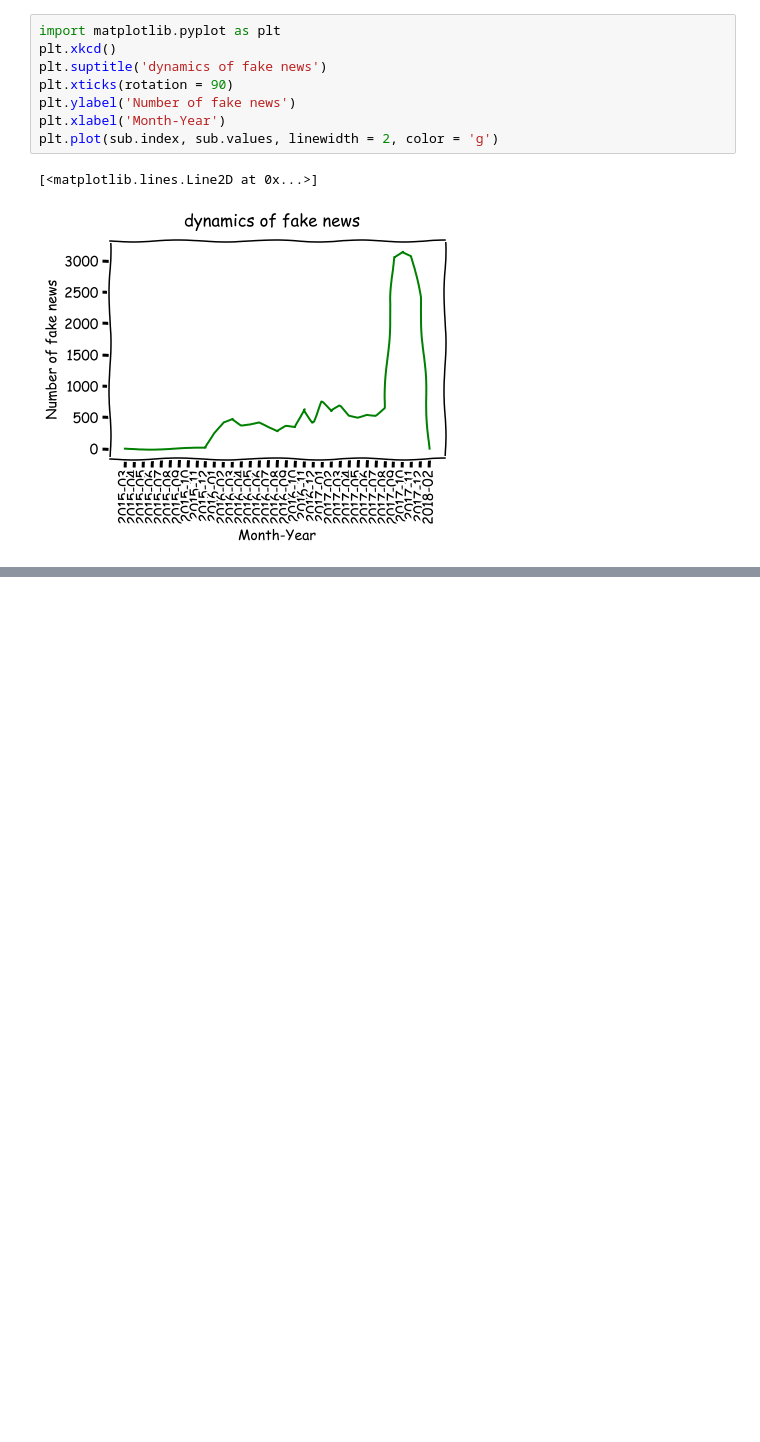
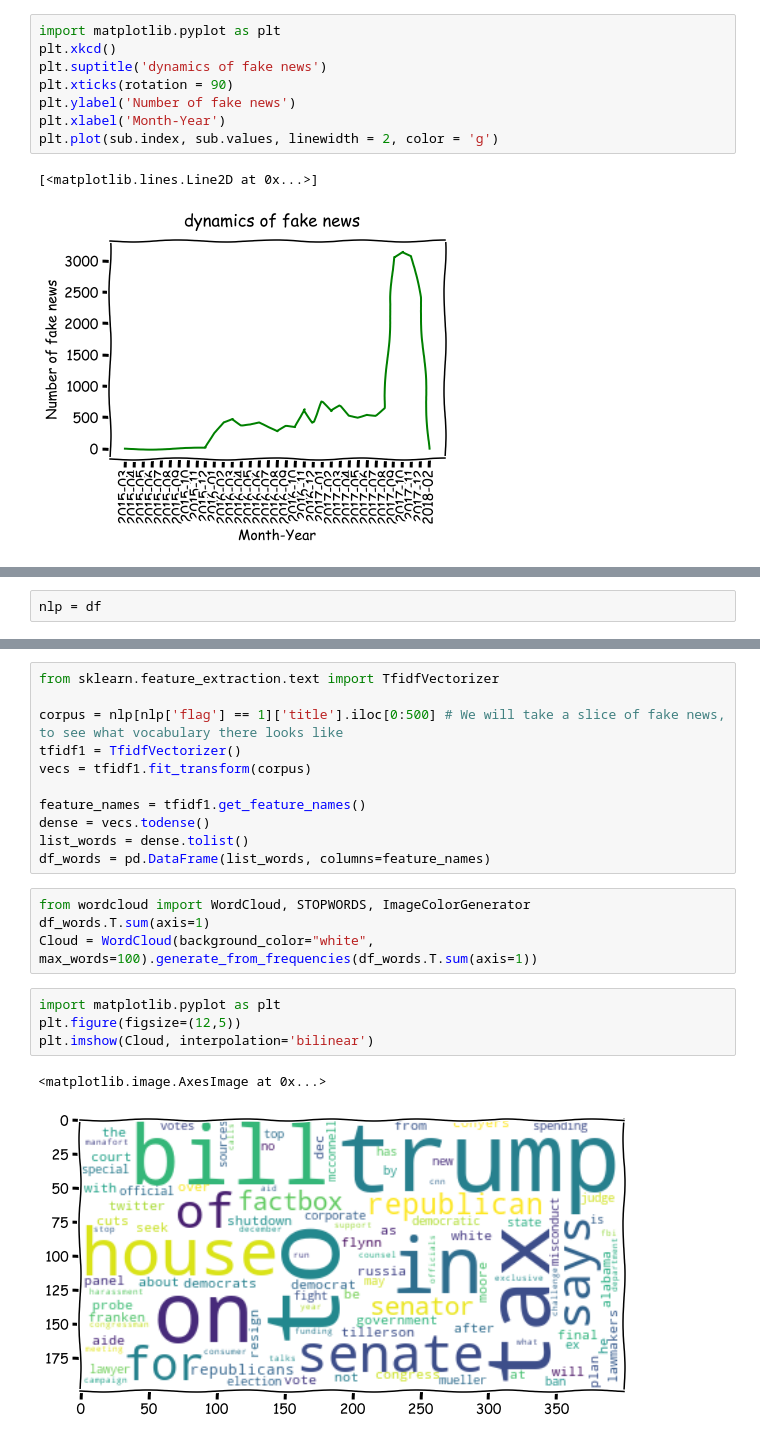
Before and after one commit to VivanVatsa/fake-filter_machinelearning_project, a Jupyter notebook: FAKE_NEWS_CLASSIFICATION.ipynb, the cells around one changed output, grey strips where cells are left out. Saved outputs shown, nothing was run; the diff lists cells and outputs as text; blank space fills up the shorter version.

```diff
--- a/FAKE_NEWS_CLASSIFICATION.ipynb
+++ b/FAKE_NEWS_CLASSIFICATION.ipynb
@@ -157,0 +183,2 @@ plt.plot(sub.index, sub.values, linewidth = 2, color = 'g')
+# %%
+nlp = df
@@ -157,0 +187,22 @@ plt.plot(sub.index, sub.values, linewidth = 2, color = 'g')
+# %%
+from sklearn.feature_extraction.text import TfidfVectorizer
+
+corpus = nlp[nlp['flag'] == 1]['title'].iloc[0:500] # We will take a slice of fake news, to see what vocabulary there looks like
+tfidf1 = TfidfVectorizer()
+vecs = tfidf1.fit_transform(corpus)
+
+feature_names = tfidf1.get_feature_names()
+dense = vecs.todense()
+list_words = dense.tolist()
+df_words = pd.DataFrame(list_words, columns=feature_names)
+# %%
+from wordcloud import WordCloud, STOPWORDS, ImageColorGenerator
+df_words.T.sum(axis=1)
+Cloud = WordCloud(background_color="white", max_words=100).generate_from_frequencies(df_words.T.sum(axis=1))
+# %%
+import matplotlib.pyplot as plt
+plt.figure(figsize=(12,5))
+plt.imshow(Cloud, interpolation='bilinear')
+# %% [output]
+<matplotlib.image.AxesImage at 0x...>
+[figure, added]
```
Also changed, not shown: parts of 8 cells of this notebook.
